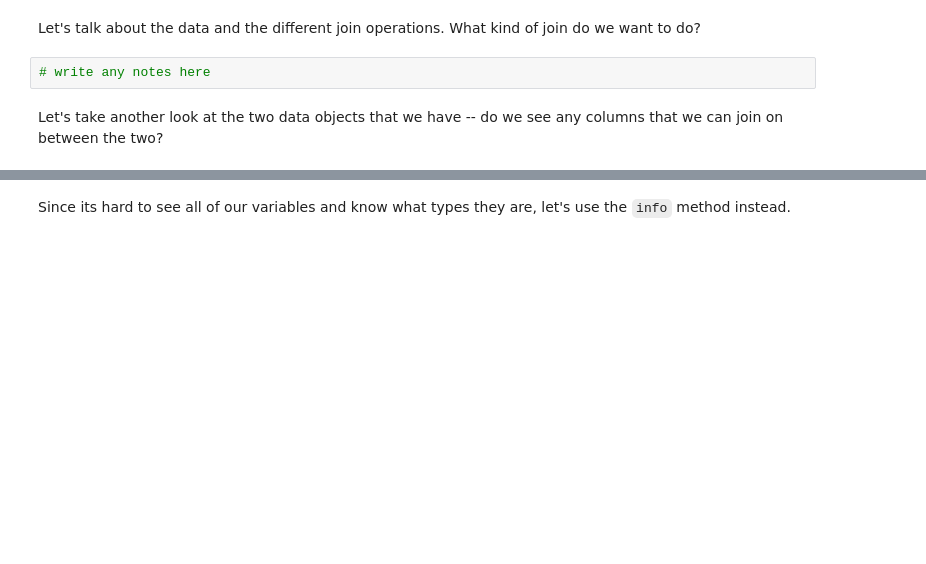
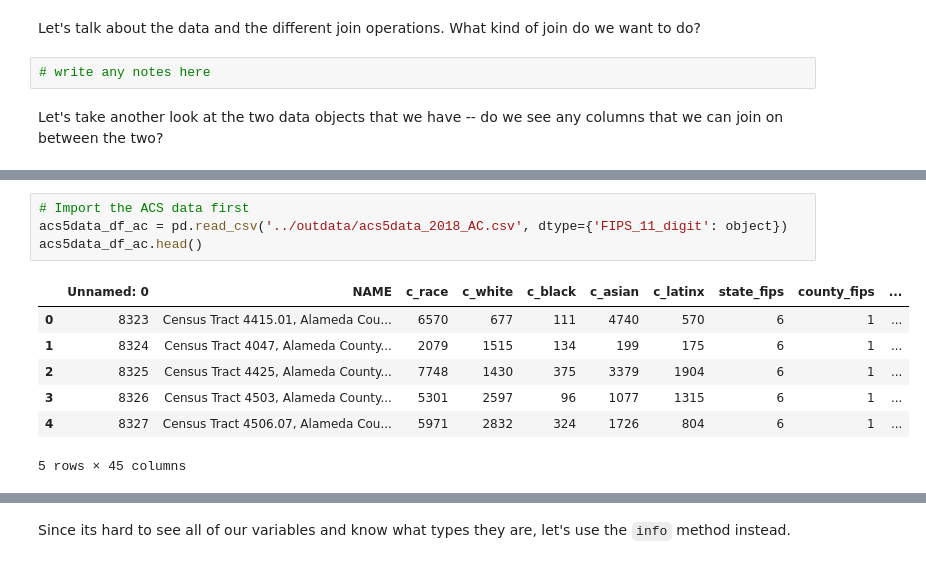
Before and after one commit to dlab-berkeley/Python-Geospatial-Fundamentals-Legacy, a Jupyter notebook: new_sequence/day_2/10_attribute_joins.ipynb, the cells around one changed output, grey strips where cells are left out. Drawn from its saved outputs; the diff is of its cells as text; blank space fills up the shorter version.

```diff
--- a/new_sequence/day_2/10_attribute_joins.ipynb
+++ b/new_sequence/day_2/10_attribute_joins.ipynb
@@ -22,2 +36,14 @@ Let's take another look at the two data objects that we have -- do we see any co
+# %%
+# Import the ACS data first
+acs5data_df_ac = pd.read_csv('../outdata/acs5data_2018_AC.csv', dtype={'FIPS_11_digit': object})
+acs5data_df_ac.head()
+# %% [output]
+|  | Unnamed: 0 | NAME | c_race | c_white | c_black | c_asian | c_latinx | state_fips | county_fips | ... |
+| 0 | 8323 | Census Tract 4415.01, Alameda Cou... | 6570 | 677 | 111 | 4740 | 570 | 6 | 1 | ... |
+| 1 | 8324 | Census Tract 4047, Alameda County... | 2079 | 1515 | 134 | 199 | 175 | 6 | 1 | ... |
+| 2 | 8325 | Census Tract 4425, Alameda County... | 7748 | 1430 | 375 | 3379 | 1904 | 6 | 1 | ... |
+| 3 | 8326 | Census Tract 4503, Alameda County... | 5301 | 2597 | 96 | 1077 | 1315 | 6 | 1 | ... |
+| 4 | 8327 | Census Tract 4506.07, Alameda Cou... | 5971 | 2832 | 324 | 1726 | 804 | 6 | 1 | ... |
+5 rows × 45 columns
 # %%
 # ACS 5 year data
```
Also changed, not shown: parts of 16 cells of this notebook, 1 other file.
